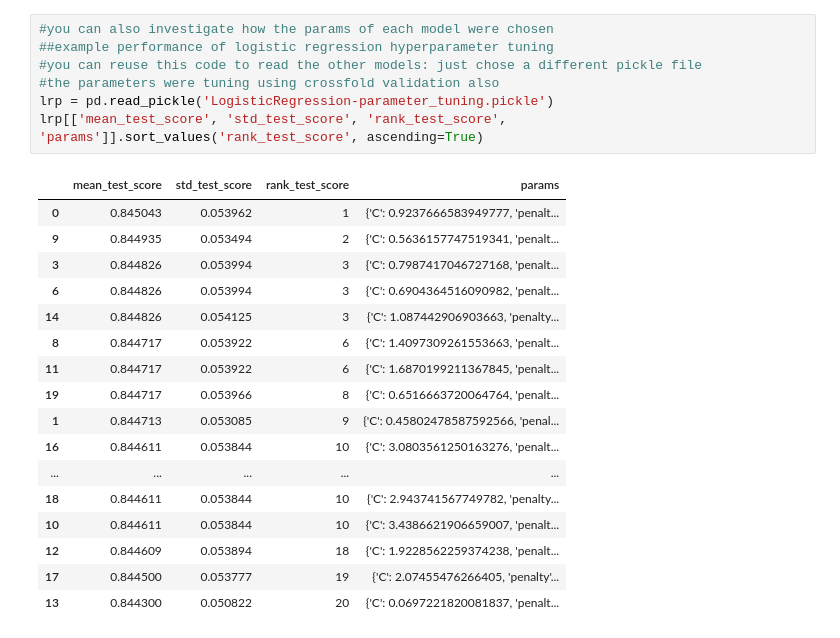
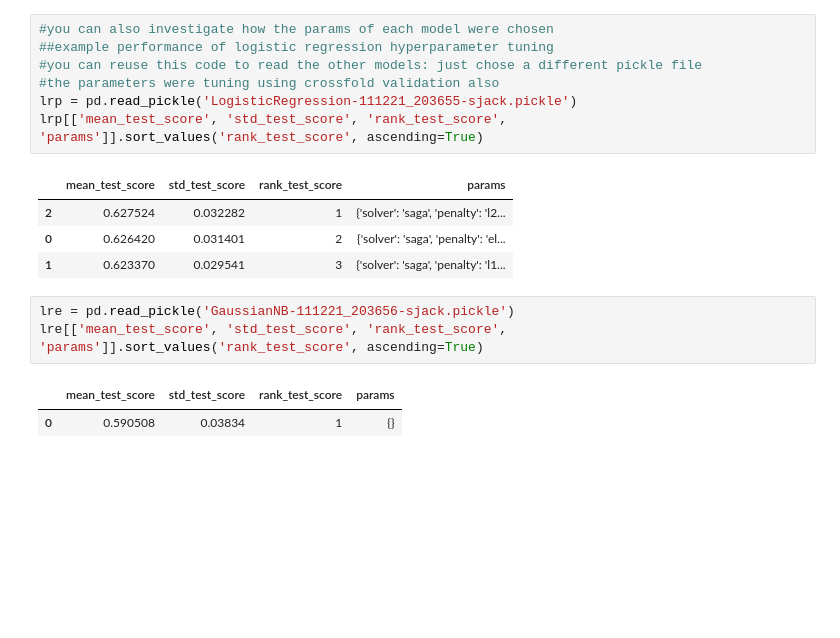
Before and after one commit to yherin/iml-project98, a Jupyter notebook: model_validation_CV.ipynb, the cells around one changed output. Cells and saved outputs as stored; diff of their text form; blank space fills up the shorter version.

Commit message:
Add multinomial by default. Add parameter tuning

```diff
--- a/model_validation_CV.ipynb
+++ b/model_validation_CV.ipynb
@@ -77,26 +81,19 @@ df
 # %%
 #you can also investigate how the params of each model were chosen
 ##example performance of logistic regression hyperparameter tuning
 #you can reuse this code to read the other models: just chose a different pickle file
 #the parameters were tuning using crossfold validation also
-lrp = pd.read_pickle('LogisticRegression-parameter_tuning.pickle')
+lrp = pd.read_pickle('LogisticRegression-111221_203655-sjack.pickle')
 lrp[['mean_test_score', 'std_test_score', 'rank_test_score', 'params']].sort_values('rank_test_score', ascending=True)
 # %% [output]
 |  | mean_test_score | std_test_score | rank_test_score | params |
-| 0 | 0.845043 | 0.053962 | 1 | {'C': 0.9237666583949777, 'penalt... |
-| 9 | 0.844935 | 0.053494 | 2 | {'C': 0.5636157747519341, 'penalt... |
-| 3 | 0.844826 | 0.053994 | 3 | {'C': 0.7987417046727168, 'penalt... |
-| 6 | 0.844826 | 0.053994 | 3 | {'C': 0.6904364516090982, 'penalt... |
-| 14 | 0.844826 | 0.054125 | 3 | {'C': 1.087442906903663, 'penalty... |
-| 8 | 0.844717 | 0.053922 | 6 | {'C': 1.4097309261553663, 'penalt... |
-| 11 | 0.844717 | 0.053922 | 6 | {'C': 1.6870199211367845, 'penalt... |
-| 19 | 0.844717 | 0.053966 | 8 | {'C': 0.6516663720064764, 'penalt... |
-| 1 | 0.844713 | 0.053085 | 9 | {'C': 0.45802478587592566, 'penal... |
-| 16 | 0.844611 | 0.053844 | 10 | {'C': 3.0803561250163276, 'penalt... |
-| ... | ... | ... | ... | ... |
-| 18 | 0.844611 | 0.053844 | 10 | {'C': 2.943741567749782, 'penalty... |
-| 10 | 0.844611 | 0.053844 | 10 | {'C': 3.4386621906659007, 'penalt... |
-| 12 | 0.844609 | 0.053894 | 18 | {'C': 1.9228562259374238, 'penalt... |
-| 17 | 0.844500 | 0.053777 | 19 | {'C': 2.07455476266405, 'penalty'... |
-| 13 | 0.844300 | 0.050822 | 20 | {'C': 0.0697221820081837, 'penalt... |
+| 2 | 0.627524 | 0.032282 | 1 | {'solver': 'saga', 'penalty': 'l2... |
+| 0 | 0.626420 | 0.031401 | 2 | {'solver': 'saga', 'penalty': 'el... |
+| 1 | 0.623370 | 0.029541 | 3 | {'solver': 'saga', 'penalty': 'l1... |
+# %%
+lre = pd.read_pickle('GaussianNB-111221_203656-sjack.pickle')
+lre[['mean_test_score', 'std_test_score', 'rank_test_score', 'params']].sort_values('rank_test_score', ascending=True)
+# %% [output]
+|  | mean_test_score | std_test_score | rank_test_score | params |
+| 0 | 0.590508 | 0.03834 | 1 | {} |
 # %%
```
Also changed, not shown: parts of 14 cells of this notebook, 9 other files.
